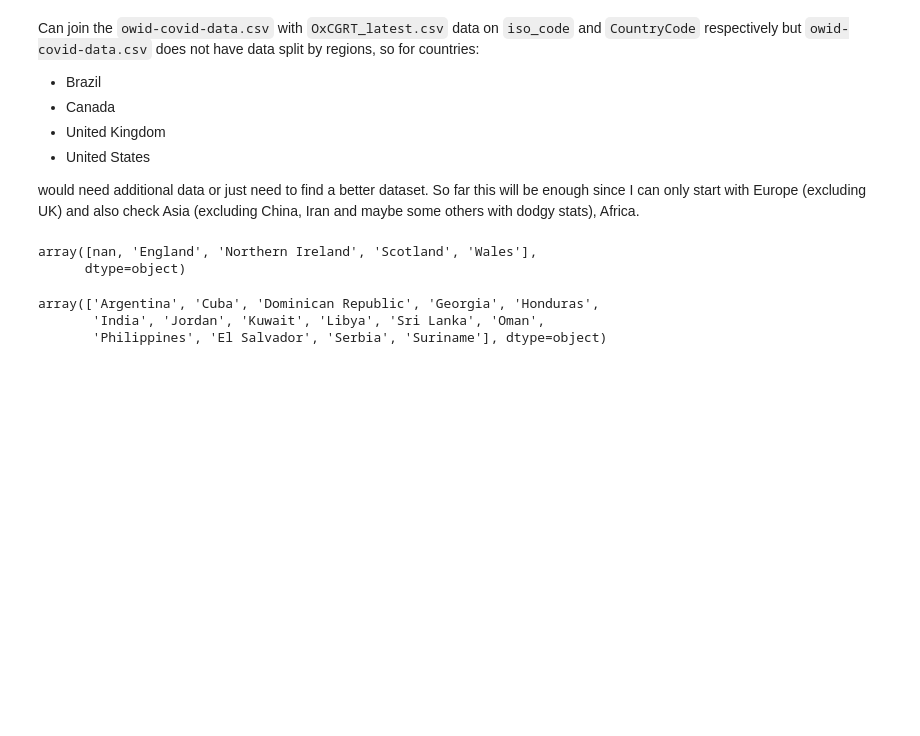
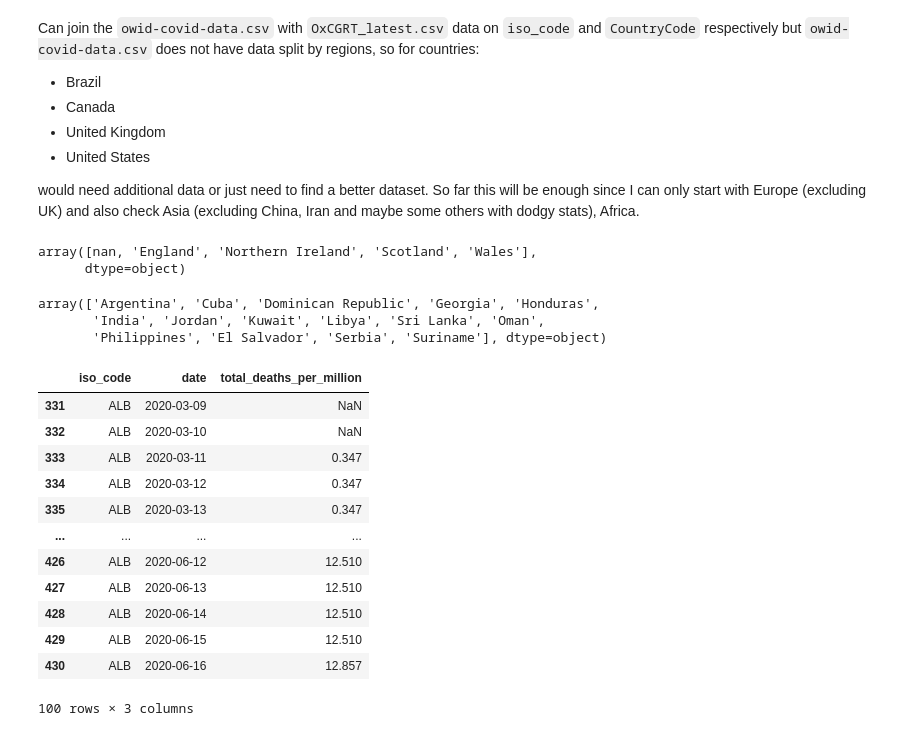
Before and after one commit to marti-1/covid19_lockdown, a Jupyter notebook: Untitled.ipynb, the cells around one changed output. Saved outputs shown, nothing was run; the diff lists cells and outputs as text; code cells hidden in the pictures; blank space fills up the shorter version.

```diff
--- a/Untitled.ipynb
+++ b/Untitled.ipynb
@@ -82,3 +84,21 @@ lockdowns[lockdowns.StringencyIndex == 100].CountryName.unique()
 array(['Argentina', 'Cuba', 'Dominican Republic', 'Georgia', 'Honduras',
        'India', 'Jordan', 'Kuwait', 'Libya', 'Sri Lanka', 'Oman',
        'Philippines', 'El Salvador', 'Serbia', 'Suriname'], dtype=object)
+# %%
+europe = covid[(covid.continent == 'Europe') & (covid.location != 'United Kingdom')]
+europe = europe[['iso_code','date','total_deaths_per_million']]
+europe.head(n=100)
+# %% [output]
+|  | iso_code | date | total_deaths_per_million |
+| 331 | ALB | 2020-03-09 | NaN |
+| 332 | ALB | 2020-03-10 | NaN |
+| 333 | ALB | 2020-03-11 | 0.347 |
+| 334 | ALB | 2020-03-12 | 0.347 |
+| 335 | ALB | 2020-03-13 | 0.347 |
+| ... | ... | ... | ... |
+| 426 | ALB | 2020-06-12 | 12.510 |
+| 427 | ALB | 2020-06-13 | 12.510 |
+| 428 | ALB | 2020-06-14 | 12.510 |
+| 429 | ALB | 2020-06-15 | 12.510 |
+| 430 | ALB | 2020-06-16 | 12.857 |
+100 rows × 3 columns
```
Also changed, not shown: parts of 9 cells of this notebook.
